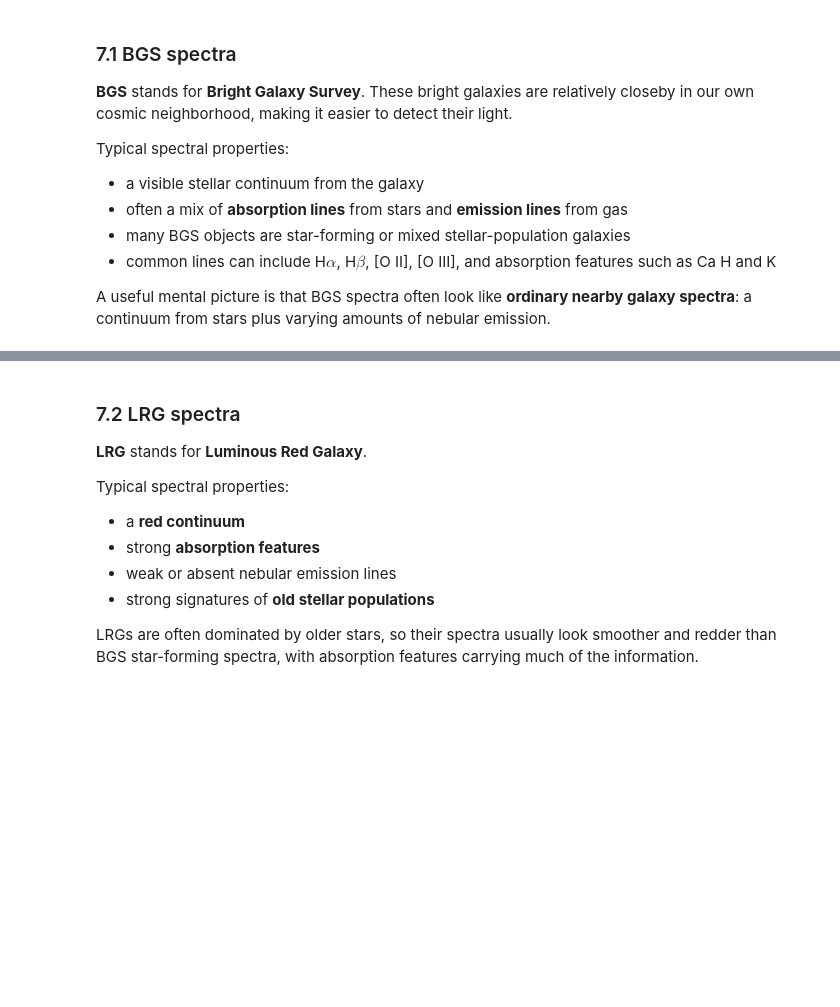
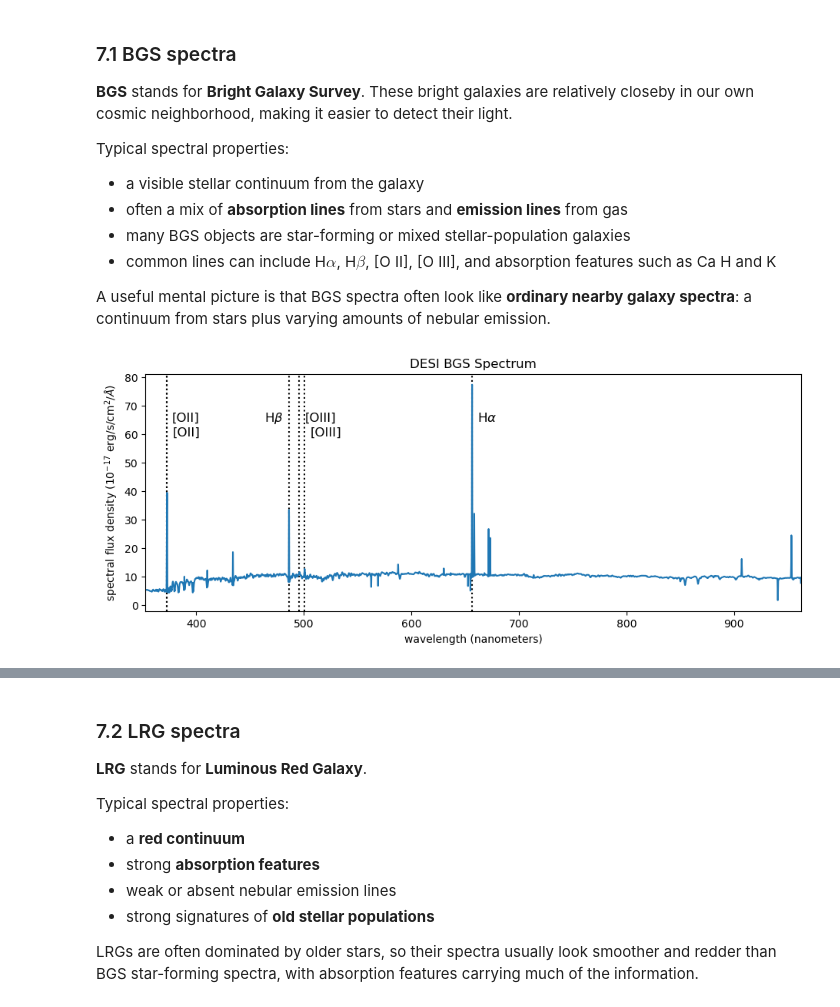
Before and after one commit to DESIHIGH/desihigh, a Jupyter notebook: notebooks/English/exercises/GalaxySpectra.ipynb, the cells around one changed output, grey strips where cells are left out. Cells and saved outputs as stored; diff of their text form; code cells hidden in the pictures; blank space fills up the shorter version.

Commit message:
added desi spectra

```diff
--- a/notebooks/English/exercises/GalaxySpectra.ipynb
+++ b/notebooks/English/exercises/GalaxySpectra.ipynb
@@ -294,3 +280,16 @@ Typical spectral properties:
 - common lines can include H$\alpha$, H$\beta$, [O II], [O III], and absorption features such as Ca H and K
 
 A useful mental picture is that BGS spectra often look like **ordinary nearby galaxy spectra**: a continuum from stars plus varying amounts of nebular emission.
+# %%
+bgs_spiral_spectrum_fit = Table.read('../../../data/target_39627860595443133_redrock_model_data.txt', format = 'ascii.commented_header',header_start = 1,data_start=3,guess=False,fast_reader=False)
+plt.figure(figsize=(11, 4))
+add_spectral_lines()
+# The factor over 0.1 converts from units of angstroms to nanometers
+plt.plot(bgs_spiral_spectrum_fit['wave_A']*0.1, bgs_spiral_spectrum_fit['flux'])
+plt.xlim(bgs_spiral_spectrum_fit['wave_A'][0]*0.1, bgs_spiral_spectrum_fit['wave_A'][-1]*0.1)
+plt.xlabel("wavelength (nanometers)")
+plt.ylabel(r"spectral flux density ($10^{-17}$ erg/s/cm$^2$/$\AA$)")
+plt.title("DESI BGS Spectrum")
+plt.show()
+# %% [output]
+[figure, added]
```
Also changed, not shown: parts of 13 cells of this notebook, 4 other files.
